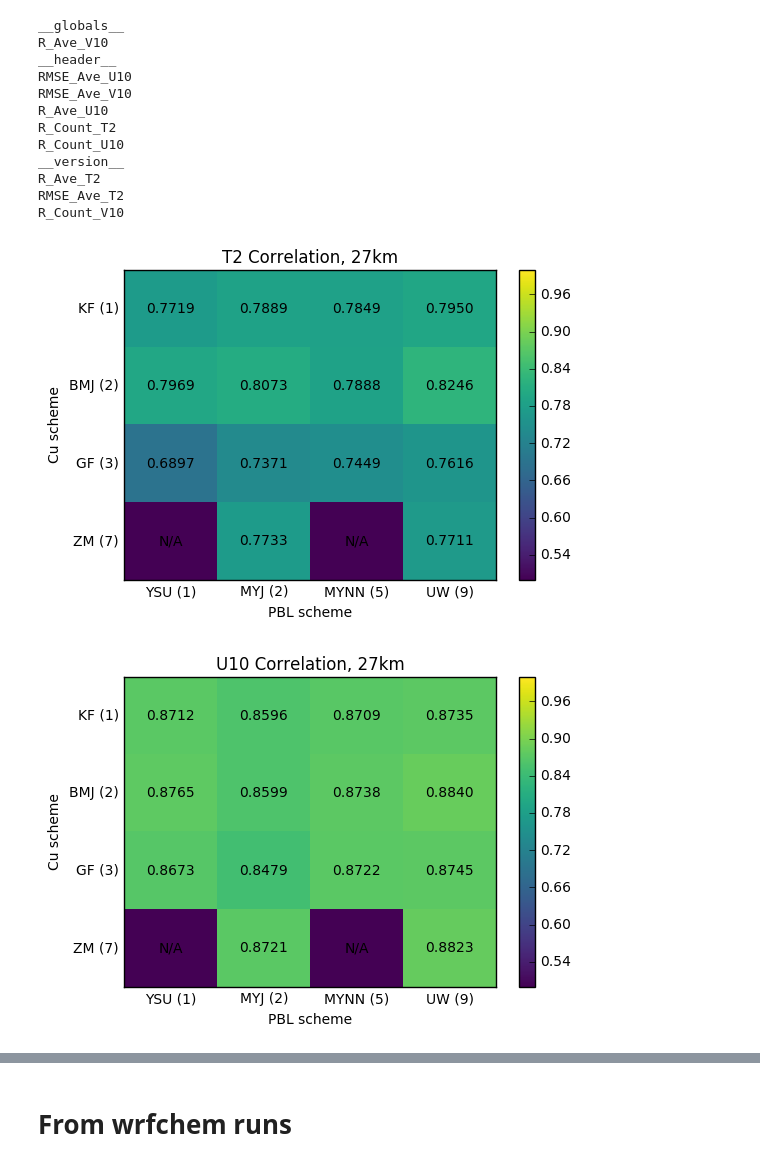
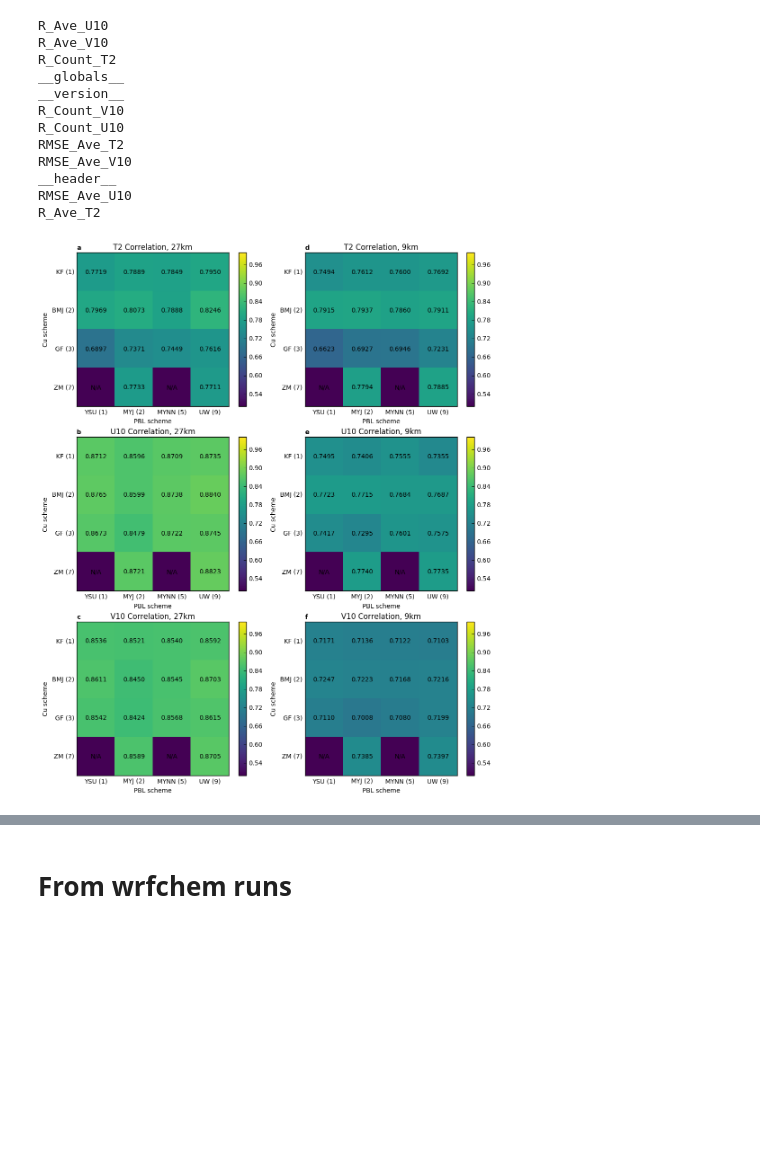
Before and after one commit to nickyeolk/thesisScripts, a Jupyter notebook: biasComparisonWithUVT.ipynb, the cells around one changed output, grey strips where cells are left out. Cells and saved outputs as stored; diff of their text form; code cells hidden in the pictures; blank space fills up the shorter version.

```diff
--- a/biasComparisonWithUVT.ipynb
+++ b/biasComparisonWithUVT.ipynb
@@ -355,71 +411,71 @@ pltArray[13]=d03data['R_Ave_T2'][-1]
 pltArray[-1]=d01data['R_Ave_T2'][-1]
 allArray=pltArray.reshape(4,4)
 plt.figure(1)
+plt.subplot(3,2,1)
 plt.pcolormesh(allArray,cmap='viridis',vmin=0.5,vmax=1)
 plt.title('T2 Correlation, 27km')
-compareMatrix(allArray)
+compareMatrix(allArray,'a')
 
 pltArray=np.zeros([16,1])
 pltArray[:12]=d01data['R_Ave_U10'][:12]
 pltArray[13]=d03data['R_Ave_U10'][-1]
 pltArray[-1]=d01data['R_Ave_U10'][-1]
 allArray=pltArray.reshape(4,4)
-plt.figure(2)
+plt.subplot(3,2,3)
 plt.pcolormesh(allArray,cmap='viridis',vmin=0.5,vmax=1)
 plt.title('U10 Correlation, 27km')
-compareMatrix(allArray)
+compareMatrix(allArray,'b')
 
 pltArray=np.zeros([16,1])
 pltArray[:12]=d01data['R_Ave_V10'][:12]
 pltArray[13]=d03data['R_Ave_V10'][-1]
 pltArray[-1]=d01data['R_Ave_V10'][-1]
 allArray=pltArray.reshape(4,4)
-plt.figure(3)
+plt.subplot(3,2,5)
 plt.pcolormesh(allArray,cmap='viridis',vmin=0.5,vmax=1)
 plt.title('V10 Correlation, 27km')
-compareMatrix(allArray)
+compareMatrix(allArray,'c')
 
 pltArray=np.zeros([16,1])
 pltArray[:12]=d02data['R_Ave_T2'][:12]
 pltArray[13]=d04data['R_Ave_T2'][-1]
 pltArray[-1]=d02data['R_Ave_T2'][-1]
 allArray=pltArray.reshape(4,4)
-plt.figure(4)
+plt.subplot(3,2,2)
 plt.pcolormesh(allArray,cmap='viridis',vmin=0.5,vmax=1)
 plt.title('T2 Correlation, 9km')
-compareMatrix(allArray)
+compareMatrix(allArray,'d')
 
 pltArray=np.zeros([16,1])
 pltArray[:12]=d02data['R_Ave_U10'][:12]
 pltArray[13]=d04data['R_Ave_U10'][-1]
 pltArray[-1]=d02data['R_Ave_U10'][-1]
 allArray=pltArray.reshape(4,4)
-plt.figure(5)
+plt.subplot(3,2,4)
 plt.pcolormesh(allArray,cmap='viridis',vmin=0.5,vmax=1)
 plt.title('U10 Correlation, 9km')
-compareMatrix(allArray)
+compareMatrix(allArray,'e')
 
 pltArray=np.zeros([16,1])
 pltArray[:12]=d02data['R_Ave_V10'][:12]
 pltArray[13]=d04data['R_Ave_V10'][-1]
 pltArray[-1]=d02data['R_Ave_V10'][-1]
 allArray=pltArray.reshape(4,4)
-plt.figure(6)
+plt.subplot(3,2,6)
 plt.pcolormesh(allArray,cmap='viridis',vmin=0.5,vmax=1)
 plt.title('V10 Correlation, 9km')
-compareMatrix(allArray)
+compareMatrix(allArray,'f')
 # %% [output]
+R_Ave_U10
+R_Ave_V10
+R_Count_T2
 __globals__
-R_Ave_V10
+__version__
+R_Count_V10
+R_Count_U10
+RMSE_Ave_T2
+RMSE_Ave_V10
 __header__
 RMSE_Ave_U10
-RMSE_Ave_V10
-R_Ave_U10
-R_Count_T2
-R_Count_U10
-__version__
 R_Ave_T2
-RMSE_Ave_T2
-R_Count_V10
-[figure, old version]
+[figure, new version]
-[figure, removed]
```
Also changed, not shown: parts of 12 cells of this notebook, 2 other files.
